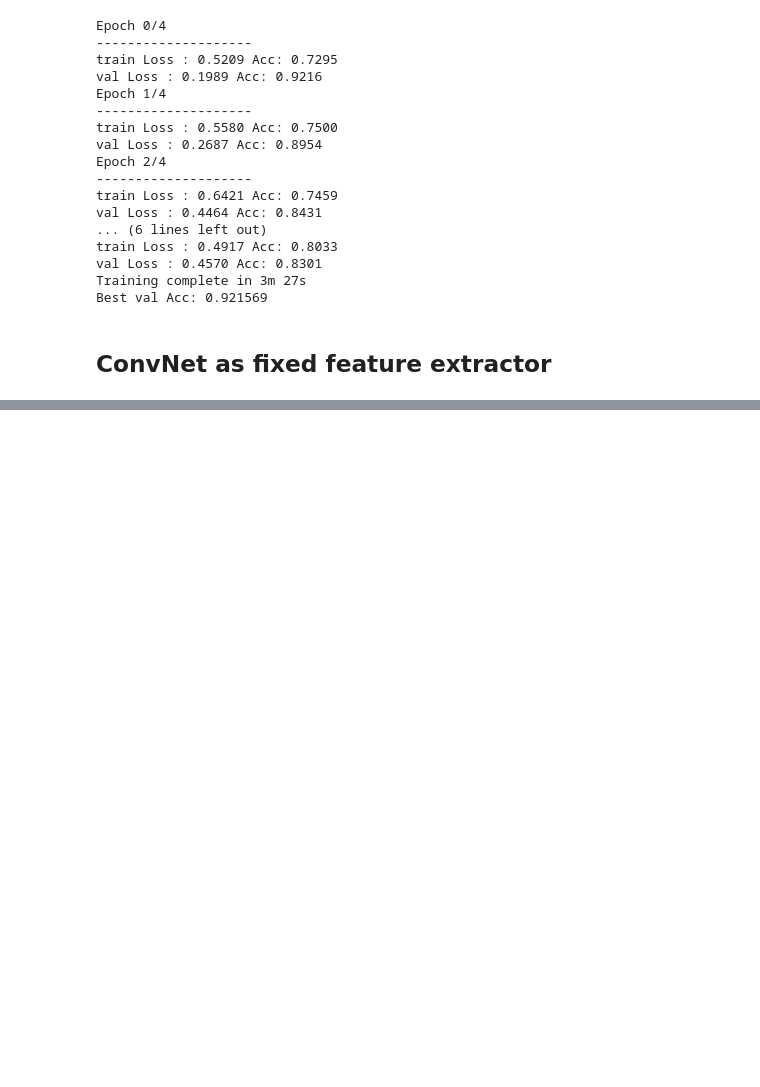
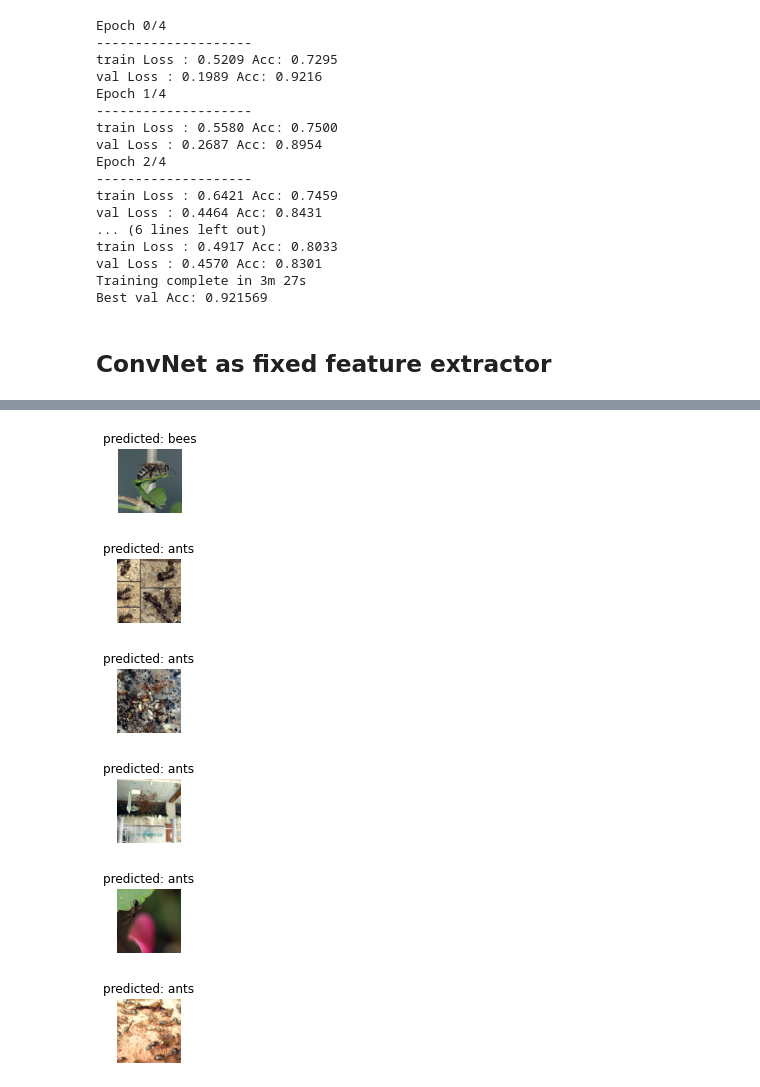
Before and after one commit to SCK22/learning, a Jupyter notebook: pytorch/transfer_learning.ipynb, the cells around one changed output, grey strips where cells are left out. Drawn from its saved outputs; the diff is of its cells as text; code cells hidden in the pictures; blank space fills up the shorter version.

```diff
--- a/pytorch/transfer_learning.ipynb
+++ b/pytorch/transfer_learning.ipynb
@@ -131,7 +131,7 @@ def train_model(model, criterion, optimizer, scheduler,num_epochs = 25):
     model.load_state_dict(best_model_wts)
     return model
 # %%
-def visuzlize_model(model, num_images = 6):
+def visualize_model(model, num_images = 6):
     was_training = model.training
     model.eval()
     images_so_far = 0
@@ -143,7 +143,7 @@ def visuzlize_model(model, num_images = 6):
             inputs = inputs.to(device)
             labels = labels.to(device)
             outputs = model(inputs)
-            _, preds - torc.max(outputs, 1)
+            _, preds = torch.max(outputs, 1)
 
             for j in range(inputs.size()[0]):
                 images_so_far += 1
@@ -220,0 +232,9 @@ Epoch 1/24
+# %%
+visualize_model(model_ft)
+# %% [output]
+[figure, added]
+[figure, added]
+[figure, added]
+[figure, added]
+[figure, added]
+[figure, added]
```
Also changed, not shown: parts of 1 cell of this notebook.
